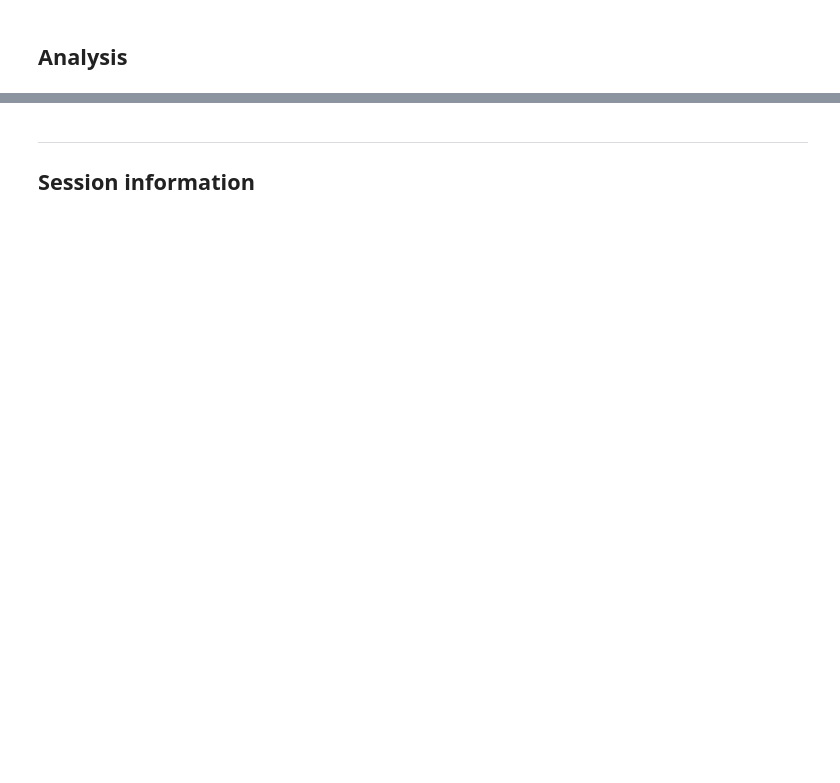
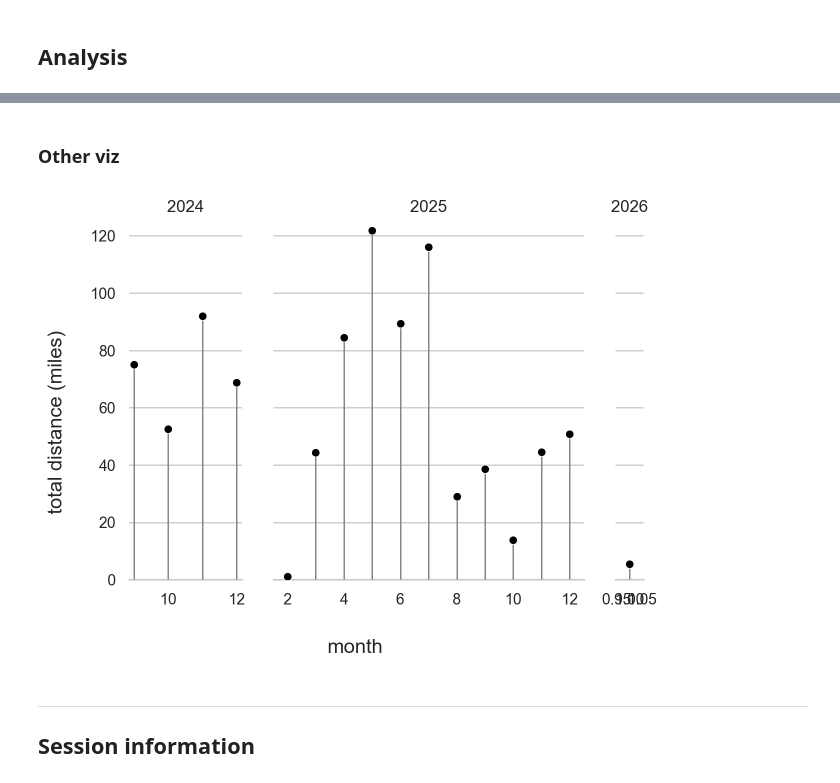
Before and after one commit to jhrcook/run-tracker-analysis, a Jupyter notebook: analysis.ipynb, the cells around one changed output, grey strips where cells are left out. Drawn from its saved outputs; the diff is of its cells as text; code cells hidden in the pictures; blank space fills up the shorter version.

```diff
--- a/analysis.ipynb
+++ b/analysis.ipynb
@@ -87,3 +105,6 @@ MARATHON_TRAINING_STARTDATE = runs_data.filter(
     pl.col("Notes").str.to_lowercase() == "start marathon training"
 )["Datetime"][0]
 logger.info(f"Starting marathon training: {MARATHON_TRAINING_STARTDATE}")
+
+MARATHON_TRAINING_ENDDATE = datetime(year=2025, month=7, day=19, hour=7, minute=48)
+logger.info(f"Finished marathon training: {MARATHON_TRAINING_ENDDATE}")
@@ -90,6 +114,9 @@ logger.info(f"Starting marathon training: {MARATHON_TRAINING_STARTDATE}")
 # %%
 runs_data = runs_data.with_columns(
-    (pl.col("Datetime") >= MARATHON_TRAINING_STARTDATE).alias("is_marathon_training")
+    (
+        (pl.col("Datetime") >= MARATHON_TRAINING_STARTDATE)
+        & (pl.col("Datetime") <= MARATHON_TRAINING_ENDDATE)
+    ).alias("is_marathon_training")
 )
 # %% [markdown]
 ## Analysis
@@ -191,3 +244,56 @@ plt.show()
+# %% [markdown]
+### Other viz
+# %%
+# TODO: add all combinations of year and month to account for 0 months
+
+plot_data = (
+    runs_data.with_columns(
+        pl.col("Datetime").dt.month().alias("month"),
+        pl.col("Datetime").dt.year().alias("year"),
+    )
+    .select("month", "year", "Distance")
+    .group_by("month", "year")
+    .sum()
+    .sort("year", "month")
+)
+n_years = plot_data["year"].n_unique()
+n_months_per_year = (
+    plot_data.select("year", "month")
+    .unique(maintain_order=True)
+    .group_by("year", maintain_order=True)
+    .len()["len"]
+    .to_numpy()
+)
+fig, axes = plt.subplots(
+    nrows=1, ncols=n_years, width_ratios=n_months_per_year, sharey=True
+)
+for yr, ax in zip(plot_data["year"].unique(maintain_order=True), axes.flatten()):
+    yr_plot_data = plot_data.filter(pl.col("year") == yr).to_pandas()
+    ax.vlines(
+        x=yr_plot_data["month"].to_numpy(),
+        ymin=0,
+        ymax=yr_plot_data["Distance"].to_numpy(),
+        color="gray",
+        linewidth=1,
+        zorder=10,
+    )
+    sns.scatterplot(yr_plot_data, x="month", y="Distance", c="black", ax=ax, zorder=20)
+    ax.set_xlabel("")
+    ax.set_ylabel("")
+    ax.set_title(yr)
+    ax.set_ylim(0, plot_data["Distance"].max() * 1.03)
+    ax.xaxis.grid(False)
+    ax.yaxis.grid(True)
+
+fig.supxlabel("month")
+fig.supylabel("total distance (miles)")
+
+sns.despine(fig=fig, left=True)
+
+fig.tight_layout()
+plt.show()
+# %% [output]
+[figure, added]
 # %% [markdown]
 ---
 
```
Also changed, not shown: parts of 12 cells of this notebook, 6 other files.
